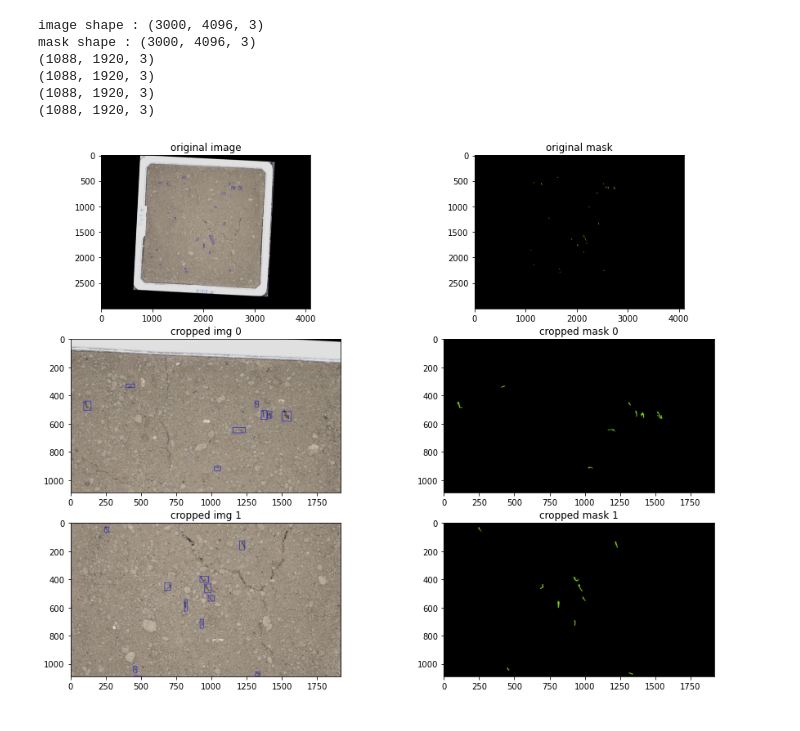
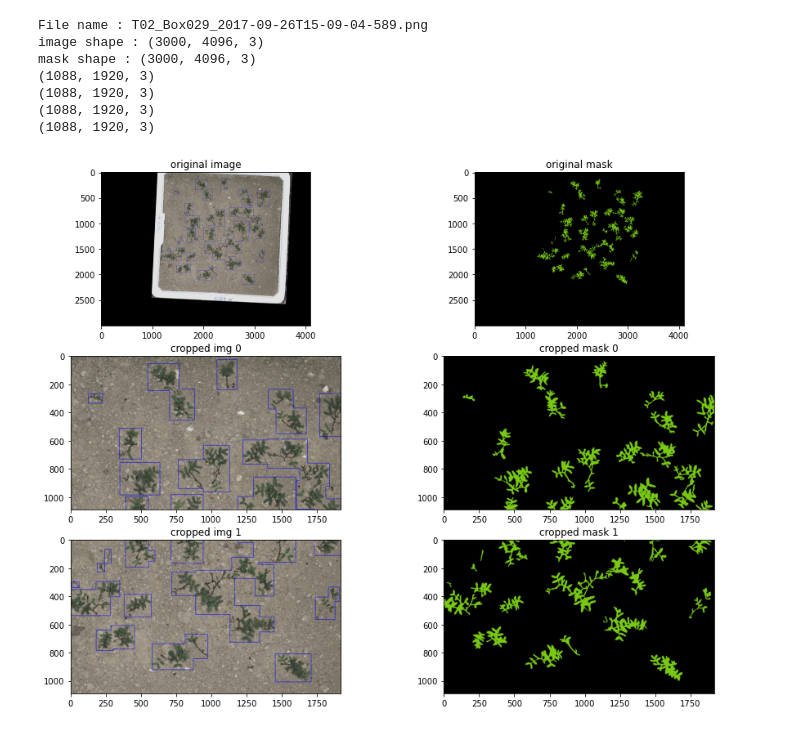
Before and after one commit to BearKS/Robotic-weed-control-system, a Jupyter notebook: crop_image.ipynb, the cells around one changed output. Drawn from its saved outputs; the diff is of its cells as text; code cells hidden in the pictures.

Commit message:
edit crop image file

```diff
--- a/crop_image.ipynb
+++ b/crop_image.ipynb
@@ -1,10 +1,15 @@
 # %%
 import cv2
 from matplotlib import pyplot as plt
-# import numpy as np
+
 path_image ='original/images/'
 path_mask = 'original/masks/'
-file = 'T02_Box029_2017-09-05T10-31-45-280.png'
+
+file_name = open('image_name.txt', 'r')
+lines = file_name.readlines()
+file = lines[68].strip()
+print('File name :',file)
+
 img = cv2.cvtColor(cv2.imread(path_image + file), cv2.COLOR_BGR2RGB)
 mask = cv2.cvtColor(cv2.imread(path_mask + file), cv2.COLOR_BGR2RGB)
 
@@ -16,41 +21,42 @@ crop_size_height,crop_size_width = 1088,1920
 cropped_image = []
 cropped_mask = []
 for i in range(2):
-    x_start, y_start= 100 + (i*1088), 1200
+    x_start, y_start= 100 + (i*1088), 1300
     x_end = x_start + crop_size_height
     y_end = y_start + crop_size_width
     cropped_image.append(img[x_start:x_end, y_start:y_end])
     cropped_mask.append(mask[x_start:x_end, y_start:y_end])
 
 # print(len(cropped_image))
 plt.figure(figsize=(15,20))
 plt.subplot(5,2,1)
 plt.title('original image')
 plt.imshow(img)
 plt.subplot(5,2,2)
 plt.title('original mask')
 plt.imshow(mask)
 ax = 3
 for i in range(len(cropped_image)):
     print(cropped_image[i].shape)
     print(cropped_mask[i].shape)
     plt.subplot(5,2,ax)
     plt.title('cropped img '+str(i))
     plt.imshow(cropped_image[i])
     plt.subplot(5,2,ax+1)
     plt.title('cropped mask '+str(i))
     plt.imshow(cropped_mask[i])
     ax += 2
 
 plt.show()
 # %% [output]
+File name : T02_Box029_2017-09-26T15-09-04-589.png
 image shape : (3000, 4096, 3)
 mask shape : (3000, 4096, 3)
 (1088, 1920, 3)
 (1088, 1920, 3)
 (1088, 1920, 3)
 (1088, 1920, 3)
-[figure, old version]
+[figure, new version]
 # %%
 # Save the cropped image
 for i in range(len(cropped_image)):
```
Also changed, not shown: 2 other files.
